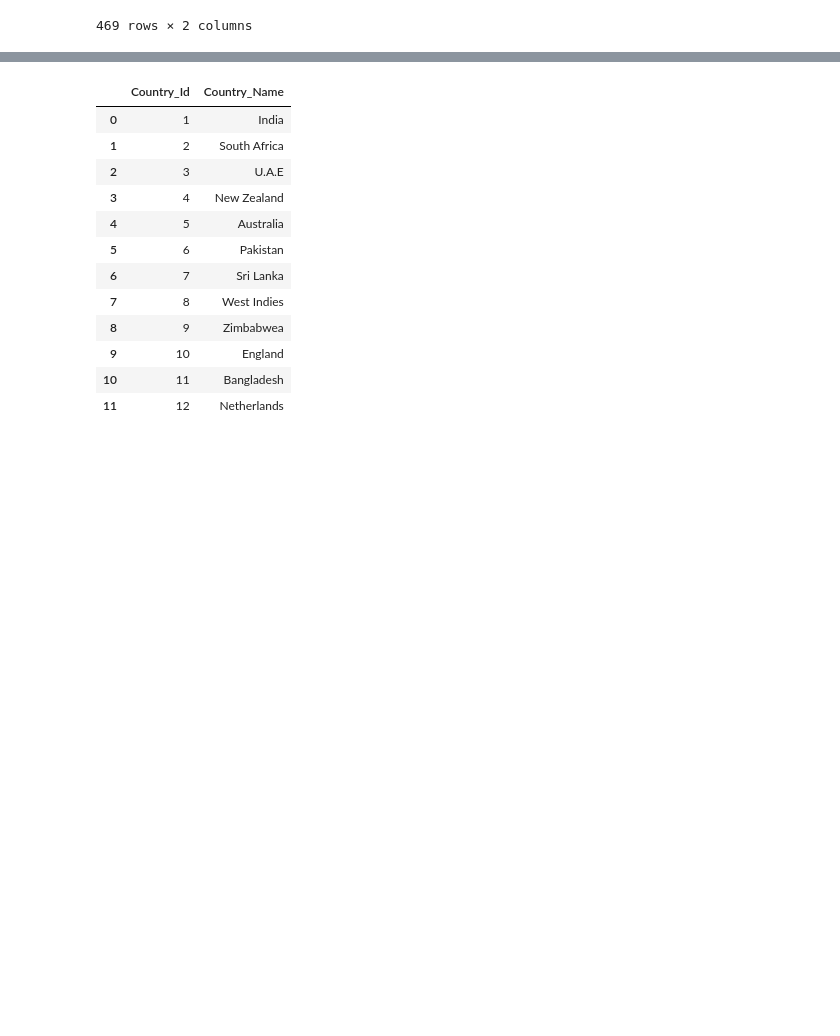
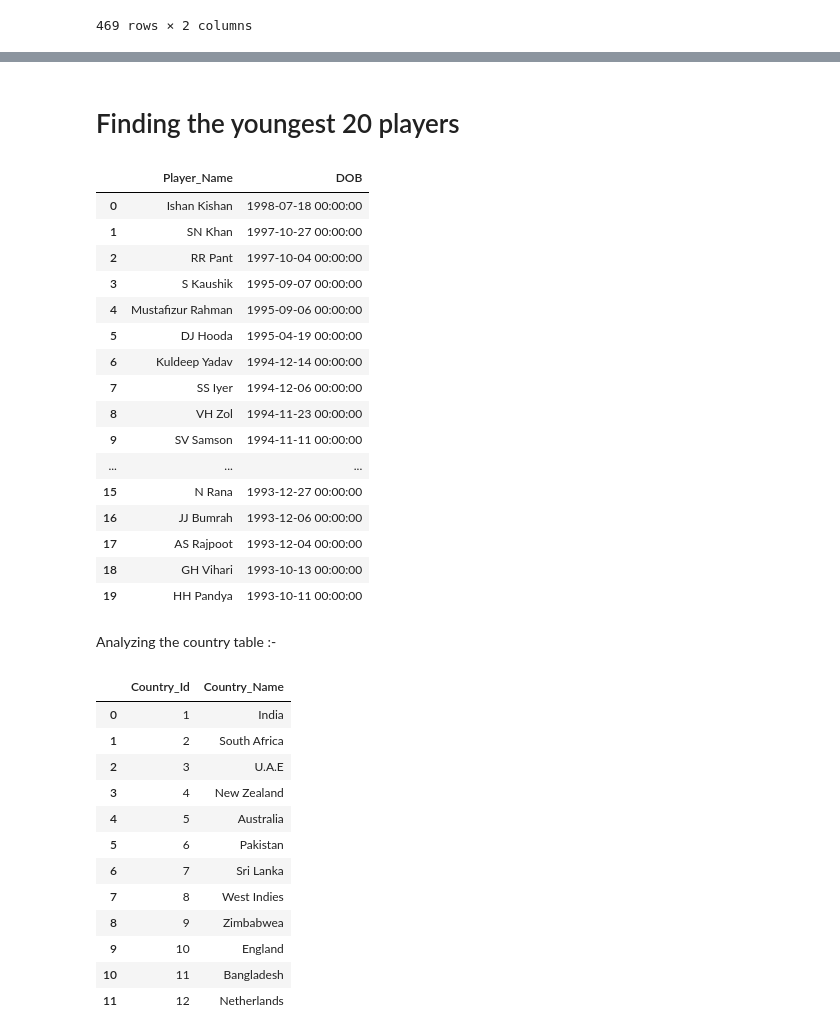
Before and after one commit to crypticrk/IPL-Data-Analysis, a Jupyter notebook: IPL Data Analysis.ipynb, the cells around one changed output, grey strips where cells are left out. Cells and saved outputs as stored; diff of their text form; code cells hidden in the pictures; blank space fills up the shorter version.

```diff
--- a/IPL Data Analysis.ipynb
+++ b/IPL Data Analysis.ipynb
@@ -72,3 +99,30 @@ player_age
+# %% [markdown]
+# Finding the youngest 20 players
+# %%
+pd.read_sql("""SELECT Player_Name, DOB
+               FROM Player
+               ORDER BY DOB DESC
+               LIMIT 20;""", conn)
+# %% [output]
+|  | Player_Name | DOB |
+| 0 | Ishan Kishan | 1998-07-18 00:00:00 |
+| 1 | SN Khan | 1997-10-27 00:00:00 |
+| 2 | RR Pant | 1997-10-04 00:00:00 |
+| 3 | S Kaushik | 1995-09-07 00:00:00 |
+| 4 | Mustafizur Rahman | 1995-09-06 00:00:00 |
+| 5 | DJ Hooda | 1995-04-19 00:00:00 |
+| 6 | Kuldeep Yadav | 1994-12-14 00:00:00 |
+| 7 | SS Iyer | 1994-12-06 00:00:00 |
+| 8 | VH Zol | 1994-11-23 00:00:00 |
+| 9 | SV Samson | 1994-11-11 00:00:00 |
+| ... | ... | ... |
+| 15 | N Rana | 1993-12-27 00:00:00 |
+| 16 | JJ Bumrah | 1993-12-06 00:00:00 |
+| 17 | AS Rajpoot | 1993-12-04 00:00:00 |
+| 18 | GH Vihari | 1993-10-13 00:00:00 |
+| 19 | HH Pandya | 1993-10-11 00:00:00 |
+# %% [markdown]
+Analyzing the country table :-
 # %%
 country = pd.read_sql ("""SELECT * FROM country;""",conn)
 country
```
Also changed, not shown: parts of 7 cells of this notebook.
